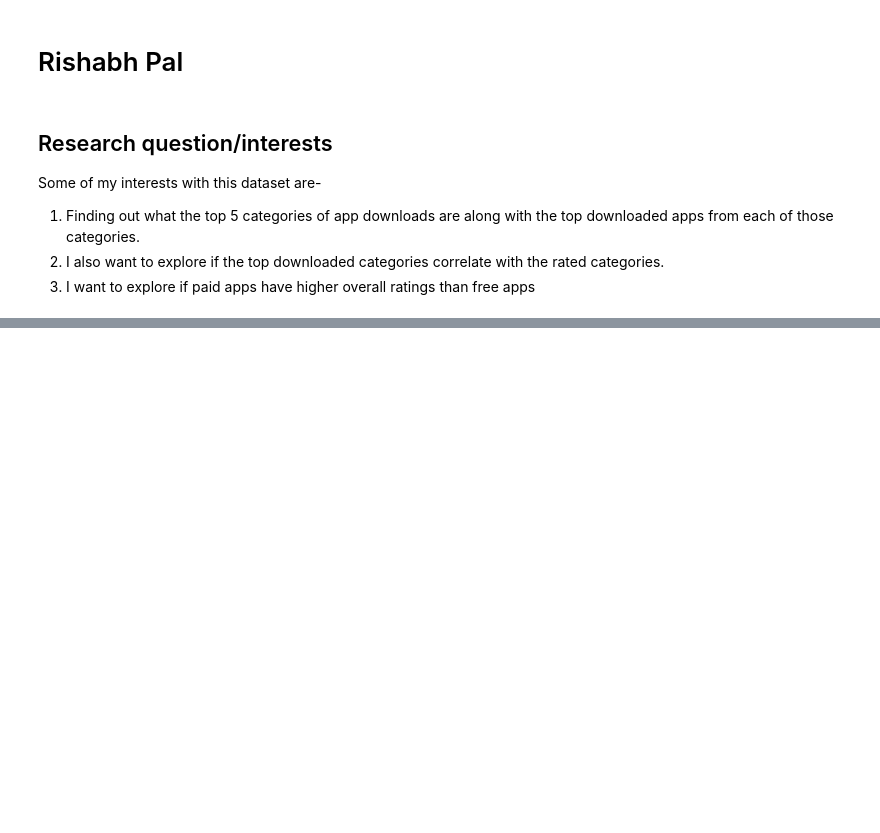
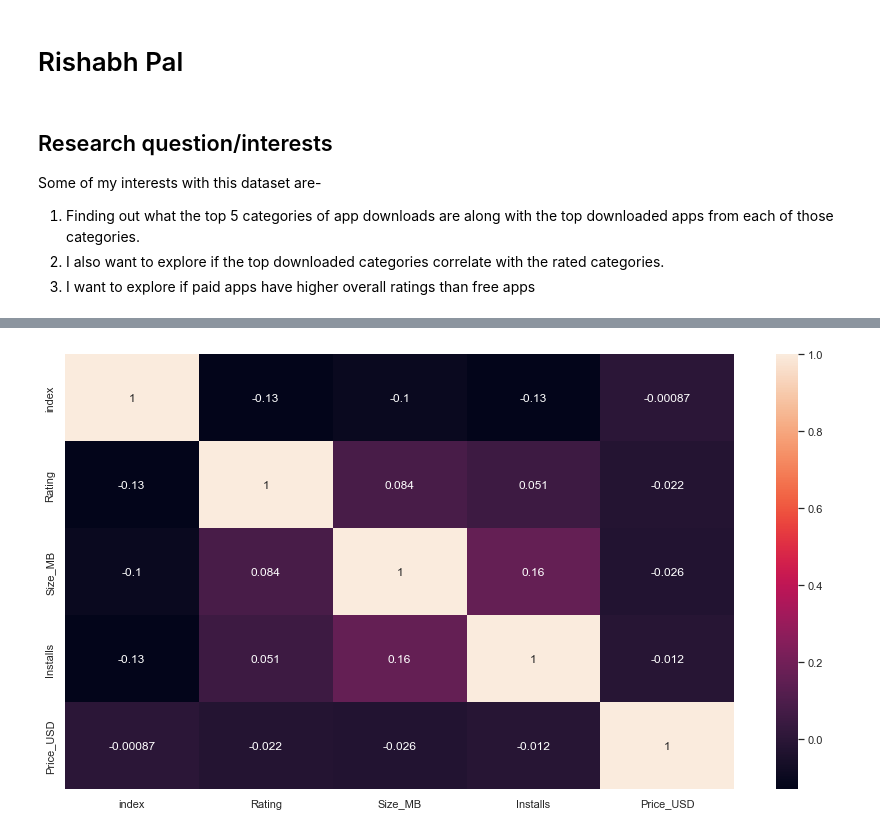
Before and after one commit to ubco-W2022T1-cosc301/project-group36, a Jupyter notebook: notebooks/analysis2.ipynb, the cells around one changed output, grey strips where cells are left out. Drawn from its saved outputs; the diff is of its cells as text; code cells hidden in the pictures; blank space fills up the shorter version.

```diff
--- a/notebooks/analysis2.ipynb
+++ b/notebooks/analysis2.ipynb
@@ -21,0 +267,7 @@ df.head()
+# %%
+plt.figure(figsize=(15,8))
+corr= final.corr()
+sns.heatmap(corr, annot=True)
+plt.show()
+# %% [output]
+[figure, added]
```
Also changed, not shown: parts of 27 cells of this notebook, 1 other file.
